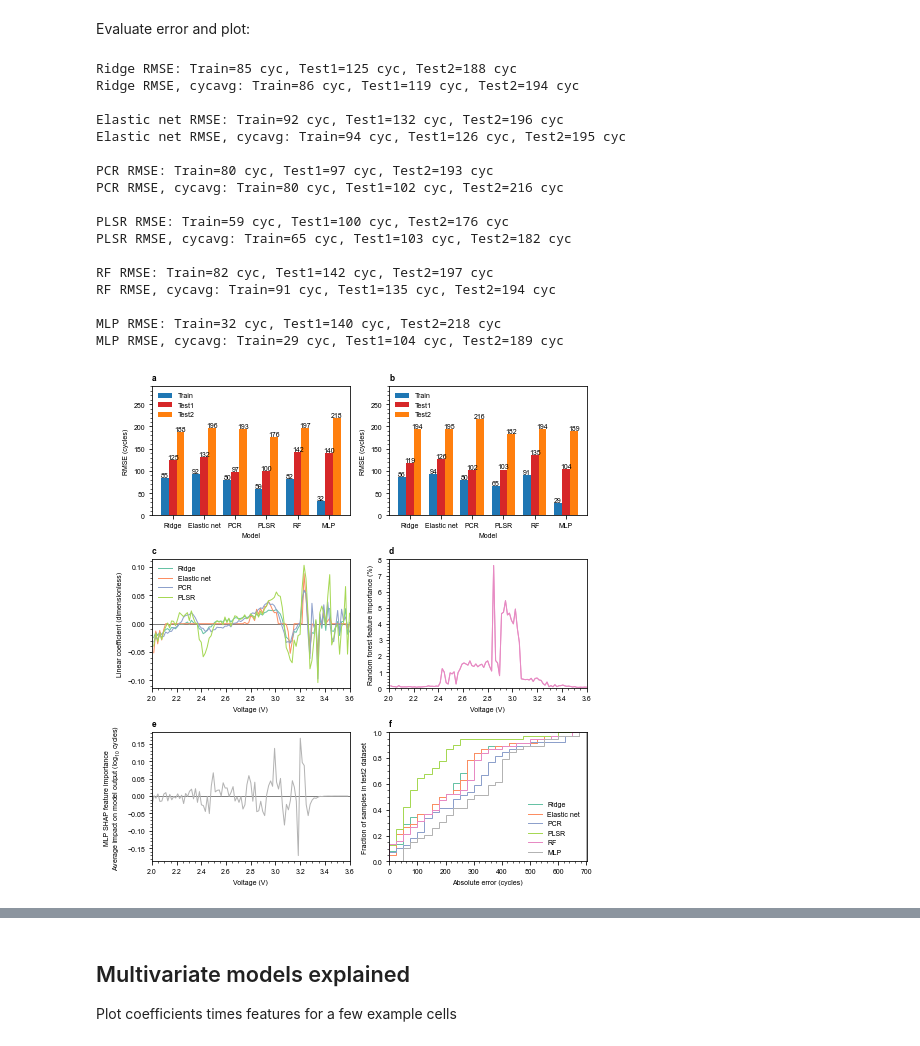
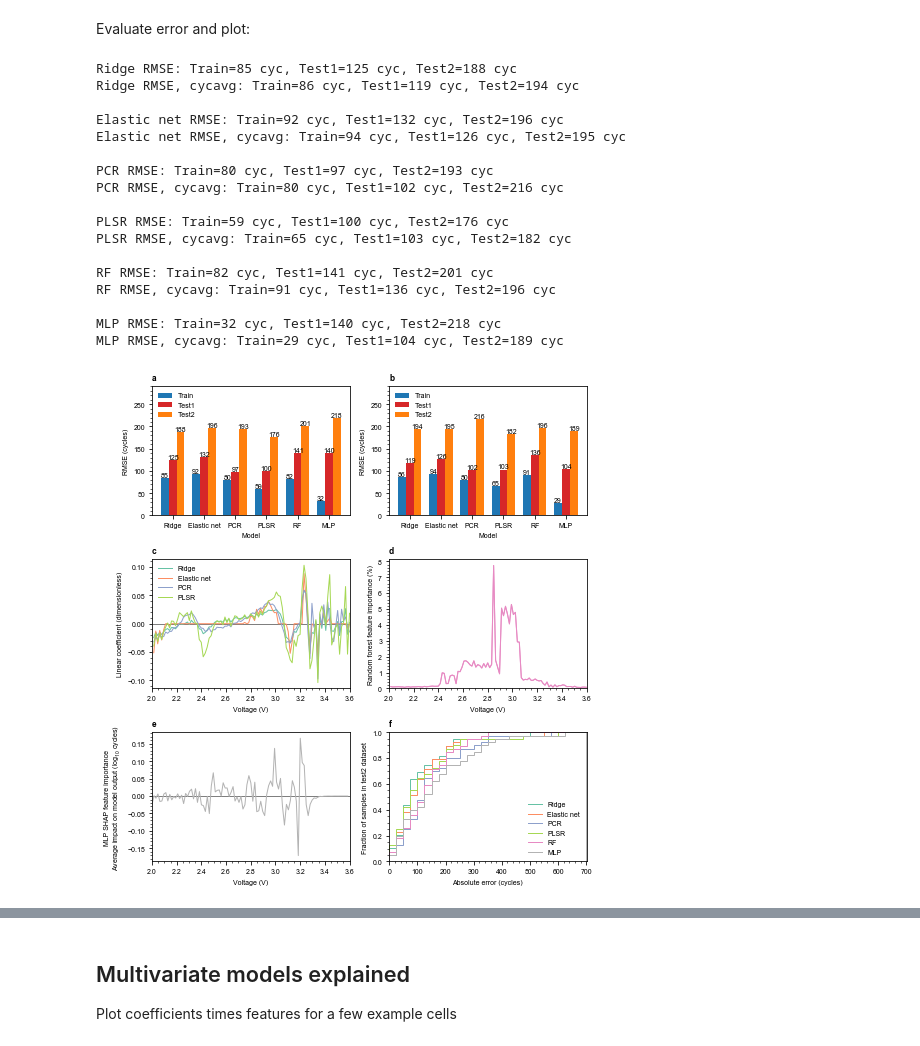
Before and after one commit to petermattia/revisit-severson-et-al, a Jupyter notebook: revisit-severson-et-al.ipynb, the cells around one changed output, grey strips where cells are left out. Cells and saved outputs as stored; diff of their text form; code cells hidden in the pictures.

Commit message:
update error histograms

```diff
--- a/revisit-severson-et-al.ipynb
+++ b/revisit-severson-et-al.ipynb
@@ -326,6 +332,10 @@ for k, freq in enumerate(sampling_frequencies):
 
     # Evaluate error
     RMSE_train[k], RMSE_test1[k], RMSE_test2[k] = get_RMSE_for_all_datasets(y_train_pred, y_test1_pred, y_test2_pred)
+
+    if k == 0:
+        #save these for plot later
+        severson_test2_pred = y_test2_pred
 # %% [markdown]
 Confirm models match up with Table 1 from Severson: RMSE = (103, 138, 196)
 # %%
@@ -1480,6 +1402,8 @@ RMSE_test2 = np.zeros((len(models), ))
 RMSE_train_cycavg = np.zeros((len(models), ))
 RMSE_test1_cycavg = np.zeros((len(models), ))
 RMSE_test2_cycavg = np.zeros((len(models), ))
+
+store_pred_test2 = np.zeros((len(models), len(y_test2)))
 
 # set width of bar
 barWidth = 0.25
@@ -1527,6 +1451,12 @@ for k, model_name in enumerate(models):
         y_test1_pred_cycavg = np.log10(mlp_predictions_cycavg["test1_pred"])
         y_test2_pred_cycavg = np.log10(mlp_predictions_cycavg["test2_pred"])
 
+    # Save test2 prediction for figure
+    if k == 3:
+        store_pred_test2[k, :] = y_test2_pred.squeeze()
+    else:
+        store_pred_test2[k, :] = y_test2_pred
+
     # Evaluate error
     RMSE_train[k], RMSE_test1[k], RMSE_test2[k] = get_RMSE_for_all_datasets(y_train_pred, y_test1_pred, y_test2_pred)
     RMSE_train_cycavg[k], RMSE_test1_cycavg[k], RMSE_test2_cycavg[k] = get_RMSE_for_all_datasets(y_train_pred_cycavg, y_test1_pred_cycavg, y_test2_pred_cycavg)
@@ -1554,7 +1484,9 @@ for k, model_name in enumerate(models):
                   color=model_colors[4])
 
     # test2 residuals
-    test2_abs_residuals = np.abs(np.power(10, y_test2) - np.power(10, y_test2_pred).T[0])
+    test2_abs_residuals = np.abs(np.power(10, y_test2) - np.power(10, y_test2_pred).T)
+    if k == 3:
+        test2_abs_residuals = test2_abs_residuals.squeeze()
     ax[5].hist(test2_abs_residuals, density=True, cumulative=True, histtype='step',
                bins=np.linspace(0, 700, 29), color=model_colors[k])
     ax[5].plot(0, 0, label=model_name, color=model_colors[k])
@@ -1612,33 +1544,33 @@ ax[5].set_xlabel('Absolute error (cycles)')
 
 ax[3].set_ylim(bottom=0)
 ax[5].set_xlim(left=-1, right=701)
 ax[5].set_ylim(bottom=0, top=1)
 
 ax[0].set_ylabel('RMSE (cycles)')
 ax[1].set_ylabel('RMSE (cycles)')
 ax[2].set_ylabel('Linear coefficient (dimensionless)')
 ax[3].set_ylabel('Random forest feature importance (%)')
 ax[4].set_ylabel('MLP SHAP feature importance\nAverage impact on model output (log$_{10}$ cycles)')
 ax[5].set_ylabel('Fraction of samples in test2 dataset')
 
 plt.tight_layout()
 plt.savefig(figpath / 'fig8_multivariate.eps', format='eps')
 # %% [output]
 Ridge RMSE: Train=85 cyc, Test1=125 cyc, Test2=188 cyc
 Ridge RMSE, cycavg: Train=86 cyc, Test1=119 cyc, Test2=194 cyc
 
 Elastic net RMSE: Train=92 cyc, Test1=132 cyc, Test2=196 cyc
 Elastic net RMSE, cycavg: Train=94 cyc, Test1=126 cyc, Test2=195 cyc
 
 PCR RMSE: Train=80 cyc, Test1=97 cyc, Test2=193 cyc
 PCR RMSE, cycavg: Train=80 cyc, Test1=102 cyc, Test2=216 cyc
 
 PLSR RMSE: Train=59 cyc, Test1=100 cyc, Test2=176 cyc
 PLSR RMSE, cycavg: Train=65 cyc, Test1=103 cyc, Test2=182 cyc
 
-RF RMSE: Train=82 cyc, Test1=142 cyc, Test2=197 cyc
-RF RMSE, cycavg: Train=91 cyc, Test1=135 cyc, Test2=194 cyc
+RF RMSE: Train=82 cyc, Test1=141 cyc, Test2=201 cyc
+RF RMSE, cycavg: Train=91 cyc, Test1=136 cyc, Test2=196 cyc
 
 MLP RMSE: Train=32 cyc, Test1=140 cyc, Test2=218 cyc
 MLP RMSE, cycavg: Train=29 cyc, Test1=104 cyc, Test2=189 cyc
-[figure, old version]
+[figure, new version]
```
Also changed, not shown: parts of 57 cells of this notebook, 12 other files.
